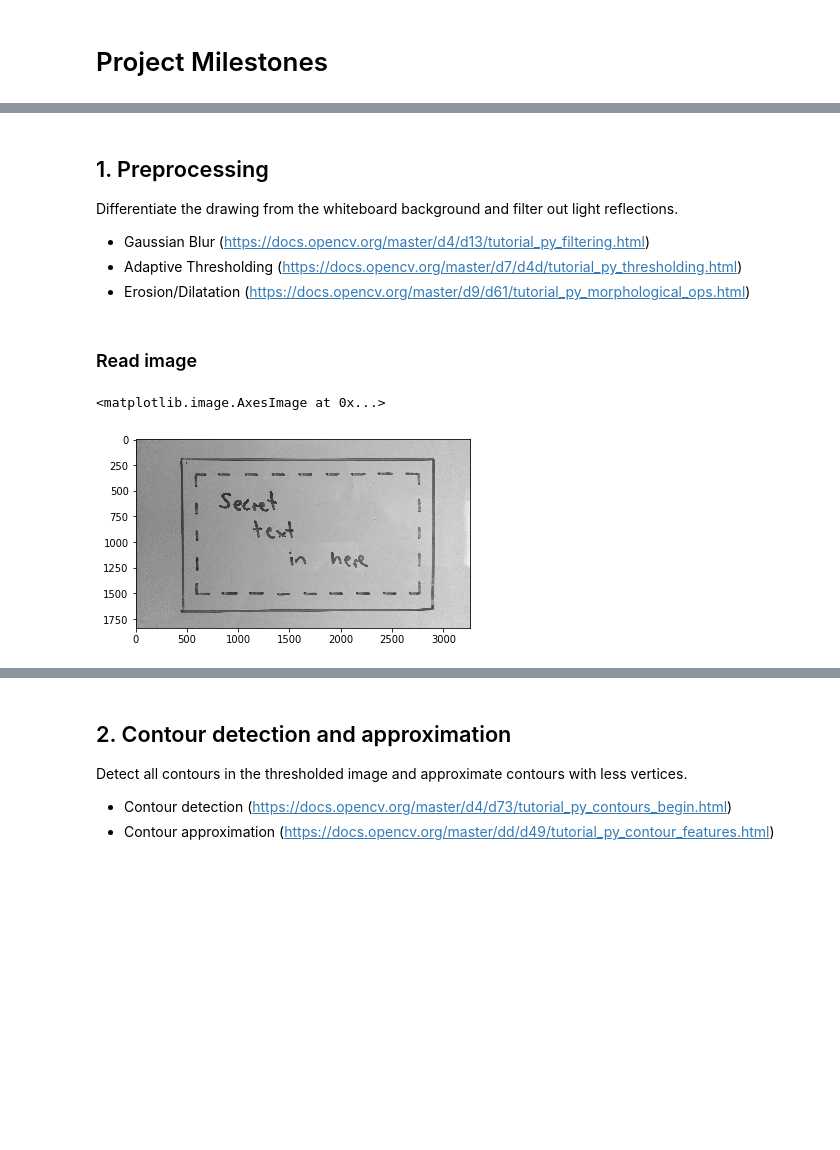
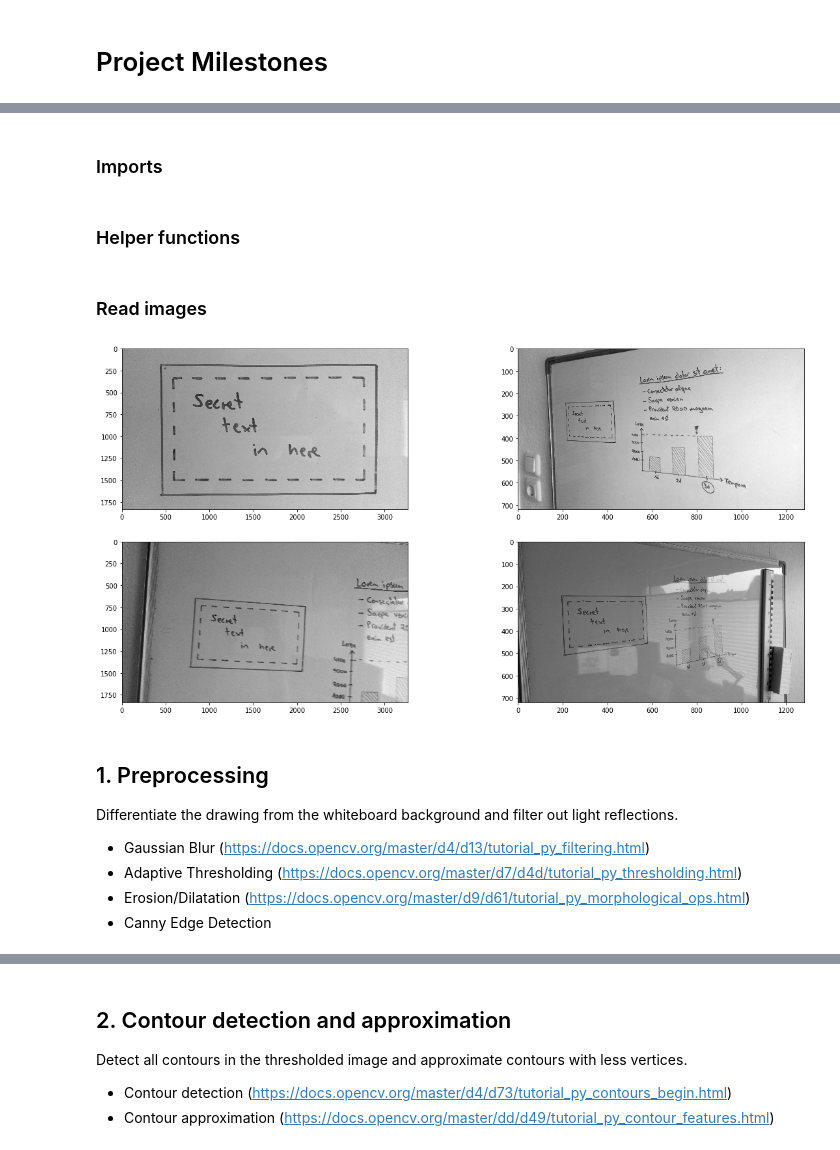
Before and after one commit to uol-mediaprocessing-201920/group-projects-secret-whiteboard, a Jupyter notebook: main_secret_whiteboard.ipynb, the cells around one changed output, grey strips where cells are left out. Saved outputs shown, nothing was run; the diff lists cells and outputs as text; code cells hidden in the pictures; blank space fills up the shorter version.

```diff
--- a/main_secret_whiteboard.ipynb
+++ b/main_secret_whiteboard.ipynb
@@ -33,3 +39,5 @@ For example a streamer shows his/her appartment to his/her viewers and (s)he has
+# %% [markdown]
+### Imports
 # %%
 import cv2 as cv
 import numpy as np
@@ -38,16 +47,52 @@ from skimage import io
+# %% [markdown]
+### Helper functions
+# %%
+def plot_imgs(img_array, cmap="gray"):
+    cols = 2
+    rows = math.ceil(len(img_array)/cols)
+    plt.figure(figsize=(20,5 * rows))
+    for i, img in enumerate(img_array):
+        plt.subplot(rows, cols, i+1)
+        plt.imshow(img, cmap)
+    plt.show()
+
+# based on https://www.pyimagesearch.com/2014/08/25/4-point-opencv-getperspective-transform-example/
+def order_points(points):
+    pts = np.float32(points)
+    r = np.zeros((4, 2), dtype = "float32")
+
+    s = pts.sum(axis = 1)
+    r[0] = pts[np.argmin(s)]
+    r[2] = pts[np.argmax(s)]
+
+    diff = np.diff(pts, axis = 1)
+    r[1] = pts[np.argmin(diff)]
+    r[3] = pts[np.argmax(diff)]
+
+    return r
+# %% [markdown]
+### Read images
+# %%
+img_paths = [
+    "https://raw.githubusercontent.com/uol-mediaprocessing/group-projects-secret-whiteboard/master/img/samples/sample0.jpg",
+    "https://raw.githubusercontent.com/uol-mediaprocessing/group-projects-secret-whiteboard/master/img/samples/sample5.jpg",
+    "https://raw.githubusercontent.com/uol-mediaprocessing/group-projects-secret-whiteboard/master/img/samples/sample6.jpg",
+    "https://raw.githubusercontent.com/uol-mediaprocessing/group-projects-secret-whiteboard/master/img/samples/sample7.jpg"
+]
+
+def read_img(path):
+    return io.imread(path)
+
+original_imgs = [read_img(img_path) for img_path in img_paths]
+grayscale_imgs = [cv.cvtColor(original_img, cv.COLOR_BGR2GRAY) for original_img in original_imgs]
+
+plot_imgs(grayscale_imgs)
+# %% [output]
+[figure, added]
 # %% [markdown]
 ## 1. Preprocessing
 Differentiate the drawing from the whiteboard background and filter out light reflections.
 - Gaussian Blur (https://docs.opencv.org/master/d4/d13/tutorial_py_filtering.html)
 - Adaptive Thresholding (https://docs.opencv.org/master/d7/d4d/tutorial_py_thresholding.html)
 - Erosion/Dilatation (https://docs.opencv.org/master/d9/d61/tutorial_py_morphological_ops.html)
+- Canny Edge Detection
-# %% [markdown]
-### Read image
-# %%
-img_read = io.imread("https://raw.githubusercontent.com/uol-mediaprocessing/group-projects-secret-whiteboard/master/img/samples/sample0.jpg")
-img = cv.cvtColor(img_read, cv.COLOR_BGR2GRAY)
-img_color = cv.cvtColor(img_read, cv.COLOR_BGR2RGB)
-plt.imshow(img, cmap="gray")
-# %% [output]
-<matplotlib.image.AxesImage at 0x...>
-[figure, removed]
```
Also changed, not shown: parts of 13 cells of this notebook.
